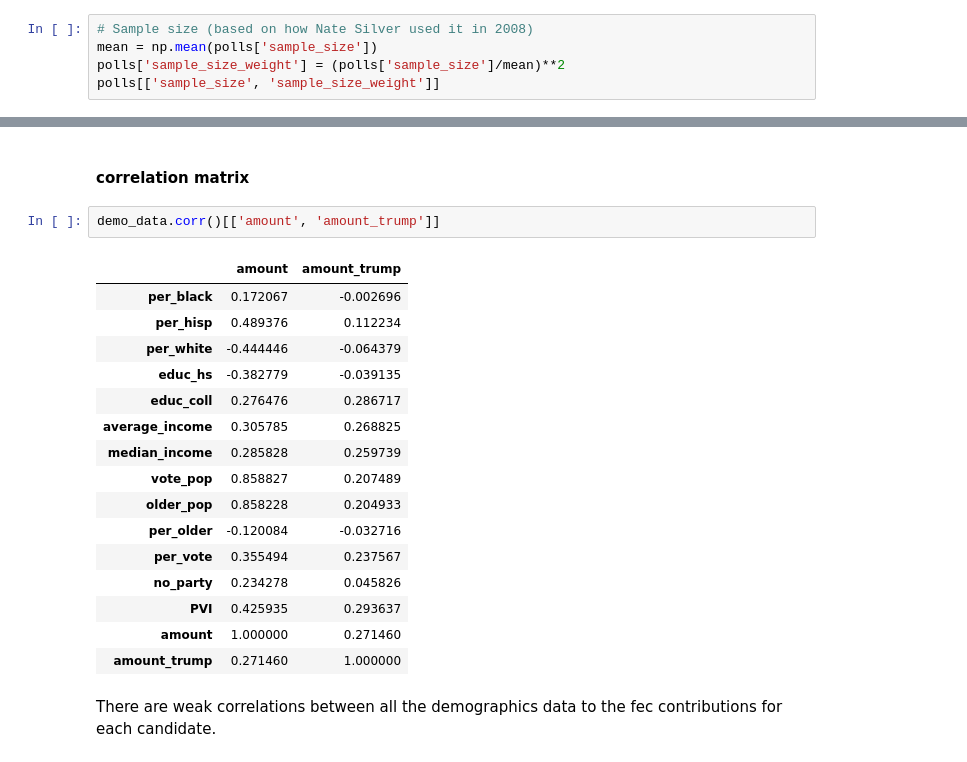
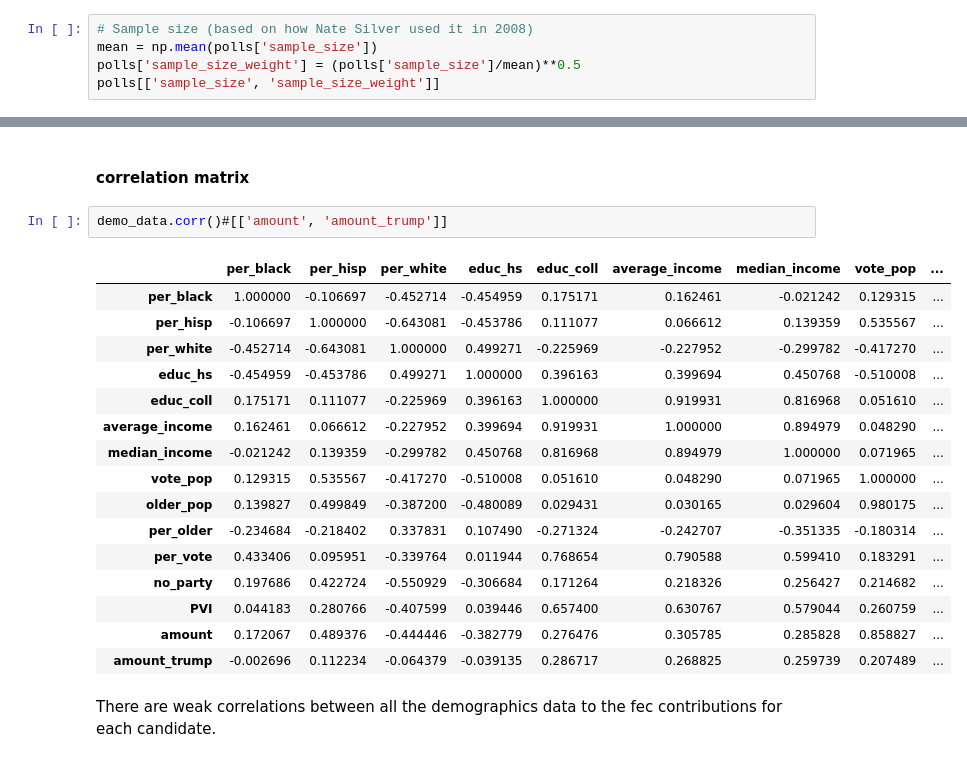
Before and after one commit to srpatel2000/Elections2020, a Jupyter notebook: Predictions/Elections_prediction_final.ipynb, the cells around one changed output, grey strips where cells are left out. Saved outputs shown, nothing was run; the diff lists cells and outputs as text.

```diff
--- a/Predictions/Elections_prediction_final.ipynb
+++ b/Predictions/Elections_prediction_final.ipynb
@@ -186,7 +167,7 @@ apply_weights(polls)
 # %%
 # Sample size (based on how Nate Silver used it in 2008)
 mean = np.mean(polls['sample_size'])
-polls['sample_size_weight'] = (polls['sample_size']/mean)**2
+polls['sample_size_weight'] = (polls['sample_size']/mean)**0.5
 polls[['sample_size', 'sample_size_weight']]
 # %% [output]
 |  | sample_size | sample_size_weight |
@@ -777,23 +794,23 @@ fig.show()
 # %% [markdown]
 #### correlation matrix
 # %%
-demo_data.corr()[['amount', 'amount_trump']]
+demo_data.corr()#[['amount', 'amount_trump']]
 # %% [output]
-|  | amount | amount_trump |
-| per_black | 0.172067 | -0.002696 |
-| per_hisp | 0.489376 | 0.112234 |
-| per_white | -0.444446 | -0.064379 |
-| educ_hs | -0.382779 | -0.039135 |
-| educ_coll | 0.276476 | 0.286717 |
-| average_income | 0.305785 | 0.268825 |
-| median_income | 0.285828 | 0.259739 |
-| vote_pop | 0.858827 | 0.207489 |
-| older_pop | 0.858228 | 0.204933 |
-| per_older | -0.120084 | -0.032716 |
-| per_vote | 0.355494 | 0.237567 |
-| no_party | 0.234278 | 0.045826 |
-| PVI | 0.425935 | 0.293637 |
-| amount | 1.000000 | 0.271460 |
-| amount_trump | 0.271460 | 1.000000 |
+|  | per_black | per_hisp | per_white | educ_hs | educ_coll | average_income | median_income | vote_pop | ... |
+| per_black | 1.000000 | -0.106697 | -0.452714 | -0.454959 | 0.175171 | 0.162461 | -0.021242 | 0.129315 | ... |
+| per_hisp | -0.106697 | 1.000000 | -0.643081 | -0.453786 | 0.111077 | 0.066612 | 0.139359 | 0.535567 | ... |
+| per_white | -0.452714 | -0.643081 | 1.000000 | 0.499271 | -0.225969 | -0.227952 | -0.299782 | -0.417270 | ... |
+| educ_hs | -0.454959 | -0.453786 | 0.499271 | 1.000000 | 0.396163 | 0.399694 | 0.450768 | -0.510008 | ... |
+| educ_coll | 0.175171 | 0.111077 | -0.225969 | 0.396163 | 1.000000 | 0.919931 | 0.816968 | 0.051610 | ... |
+| average_income | 0.162461 | 0.066612 | -0.227952 | 0.399694 | 0.919931 | 1.000000 | 0.894979 | 0.048290 | ... |
+| median_income | -0.021242 | 0.139359 | -0.299782 | 0.450768 | 0.816968 | 0.894979 | 1.000000 | 0.071965 | ... |
+| vote_pop | 0.129315 | 0.535567 | -0.417270 | -0.510008 | 0.051610 | 0.048290 | 0.071965 | 1.000000 | ... |
+| older_pop | 0.139827 | 0.499849 | -0.387200 | -0.480089 | 0.029431 | 0.030165 | 0.029604 | 0.980175 | ... |
+| per_older | -0.234684 | -0.218402 | 0.337831 | 0.107490 | -0.271324 | -0.242707 | -0.351335 | -0.180314 | ... |
+| per_vote | 0.433406 | 0.095951 | -0.339764 | 0.011944 | 0.768654 | 0.790588 | 0.599410 | 0.183291 | ... |
+| no_party | 0.197686 | 0.422724 | -0.550929 | -0.306684 | 0.171264 | 0.218326 | 0.256427 | 0.214682 | ... |
+| PVI | 0.044183 | 0.280766 | -0.407599 | 0.039446 | 0.657400 | 0.630767 | 0.579044 | 0.260759 | ... |
+| amount | 0.172067 | 0.489376 | -0.444446 | -0.382779 | 0.276476 | 0.305785 | 0.285828 | 0.858827 | ... |
+| amount_trump | -0.002696 | 0.112234 | -0.064379 | -0.039135 | 0.286717 | 0.268825 | 0.259739 | 0.207489 | ... |
 # %% [markdown]
 There are weak correlations between all the demographics data to the fec contributions for each candidate.
```
Also changed, not shown: parts of 66 cells of this notebook.
